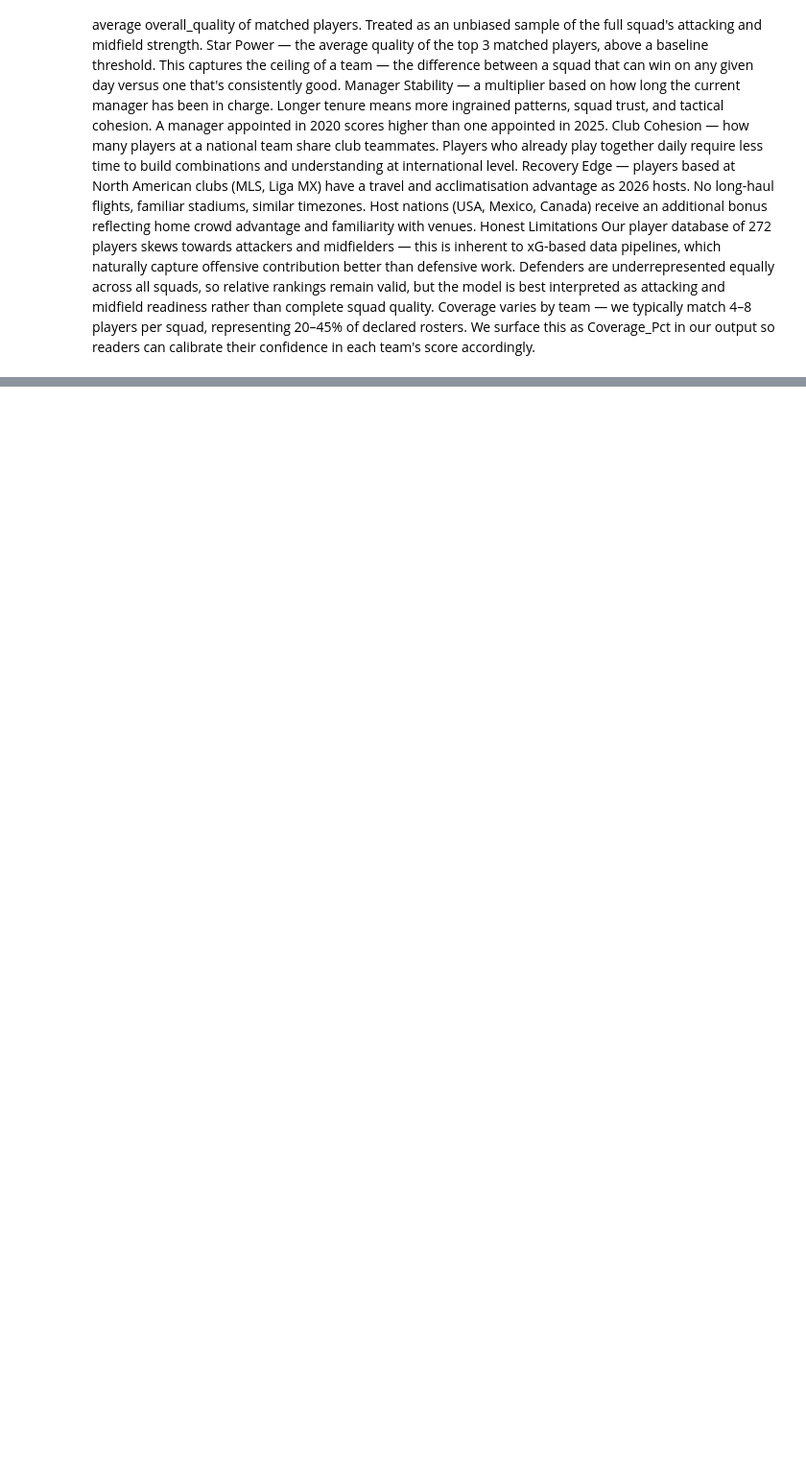
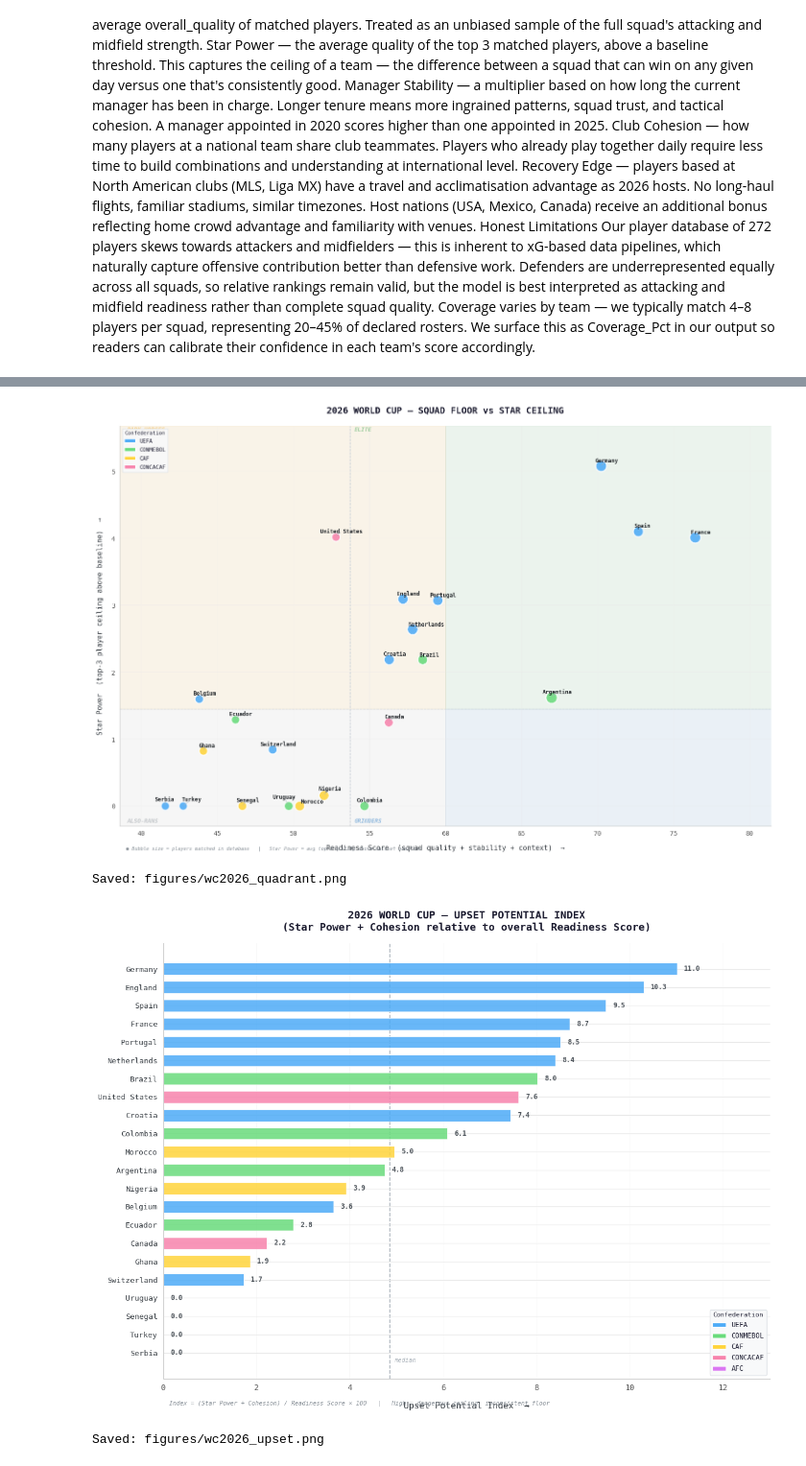
Before and after one commit to soh364/soccer-analytics-capstone-XOh, a Jupyter notebook: eda/EDA_Soomi.ipynb, the cells around one changed output, grey strips where cells are left out. Shown at 96% size. Drawn from its saved outputs; the diff is of its cells as text; code cells hidden in the pictures; blank space fills up the shorter version.

```diff
--- a/eda/EDA_Soomi.ipynb
+++ b/eda/EDA_Soomi.ipynb
@@ -661,0 +662,17 @@ display(final_rankings)
+# %%
+
+import visualization
+importlib.reload(visualization)
+from visualization import *
+
+# Quadrant plot
+plot_quadrant(final_rankings)
+# Upset potential
+plot_upset_index(final_rankings)
+# See the index as a table too
+compute_upset_index(final_rankings)[['National_Team', 'Upset_Index', 'Star_Power', 'Cohesion', 'Readiness_Score']]
+# %% [output]
+[figure, added]
+Saved: figures/wc2026_quadrant.png
+[figure, added]
+Saved: figures/wc2026_upset.png
```
Also changed, not shown: parts of 7 cells of this notebook, 11 other files.
